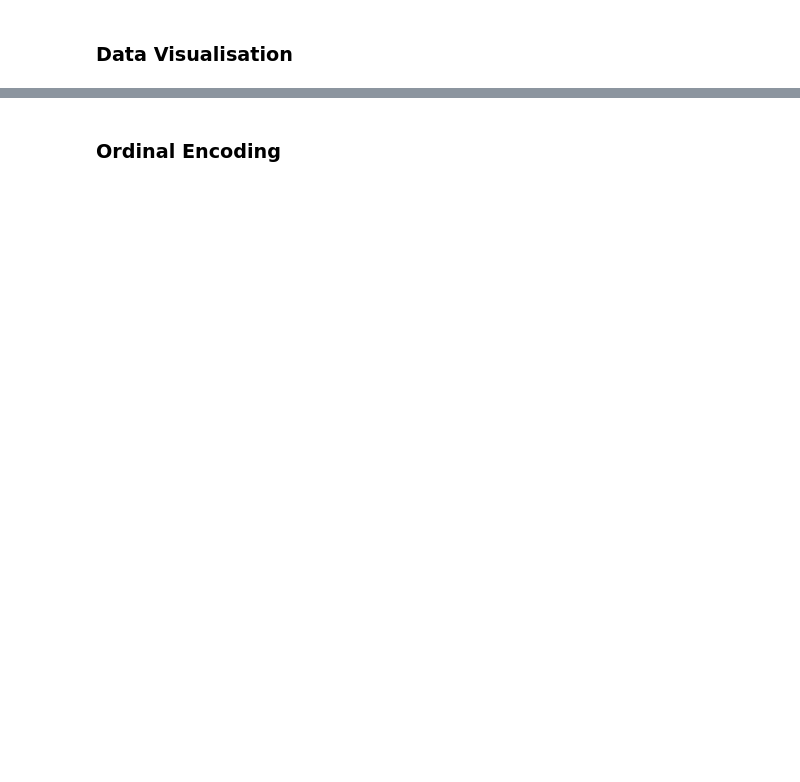
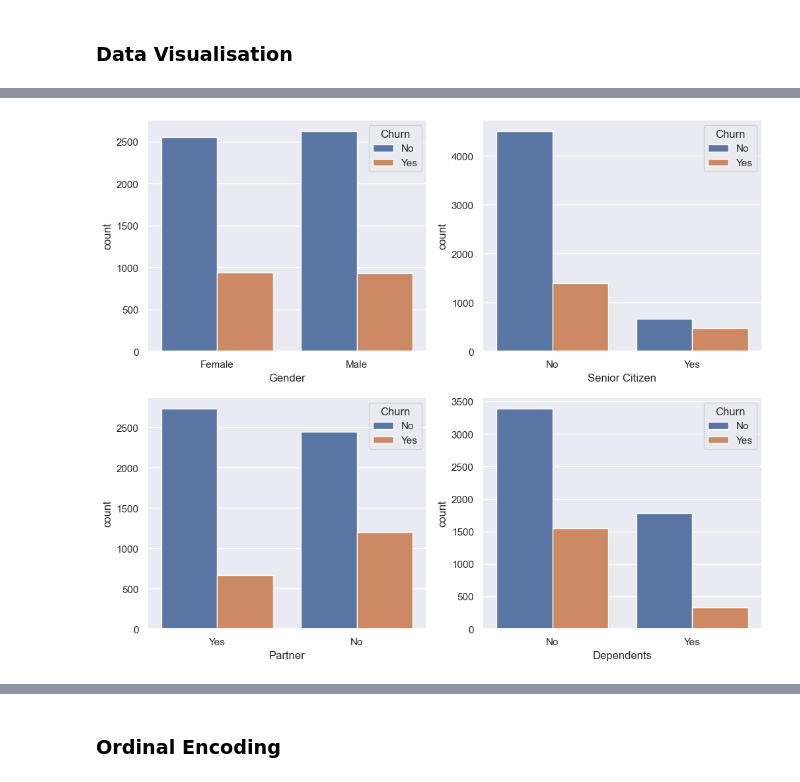
Before and after one commit to itssingh14/customer_churn_prediction, a Jupyter notebook: codes/notebook side.ipynb, the cells around one changed output, grey strips where cells are left out. Cells and saved outputs as stored; diff of their text form; code cells hidden in the pictures; blank space fills up the shorter version.

```diff
--- a/codes/notebook side.ipynb
+++ b/codes/notebook side.ipynb
@@ -190,0 +235,6 @@ Churn: ['No' 'Yes']
+# %%
+customer_account_cat = ["Gender","Senior Citizen","Partner","Dependents"]
+#plt.savefig("../Graphs/Demographic")
+plot_categorical_to_target(dataset,customer_account_cat,"Churn")
+# %% [output]
+[figure, added]
```
Also changed, not shown: parts of 89 cells of this notebook.
